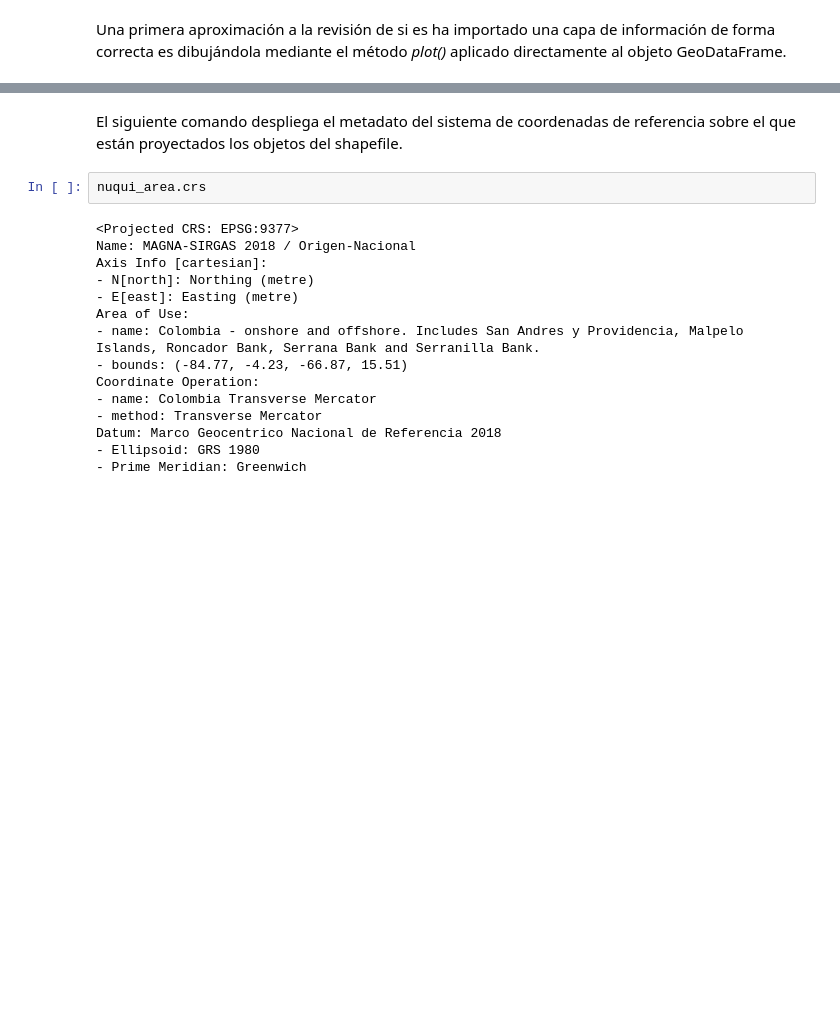
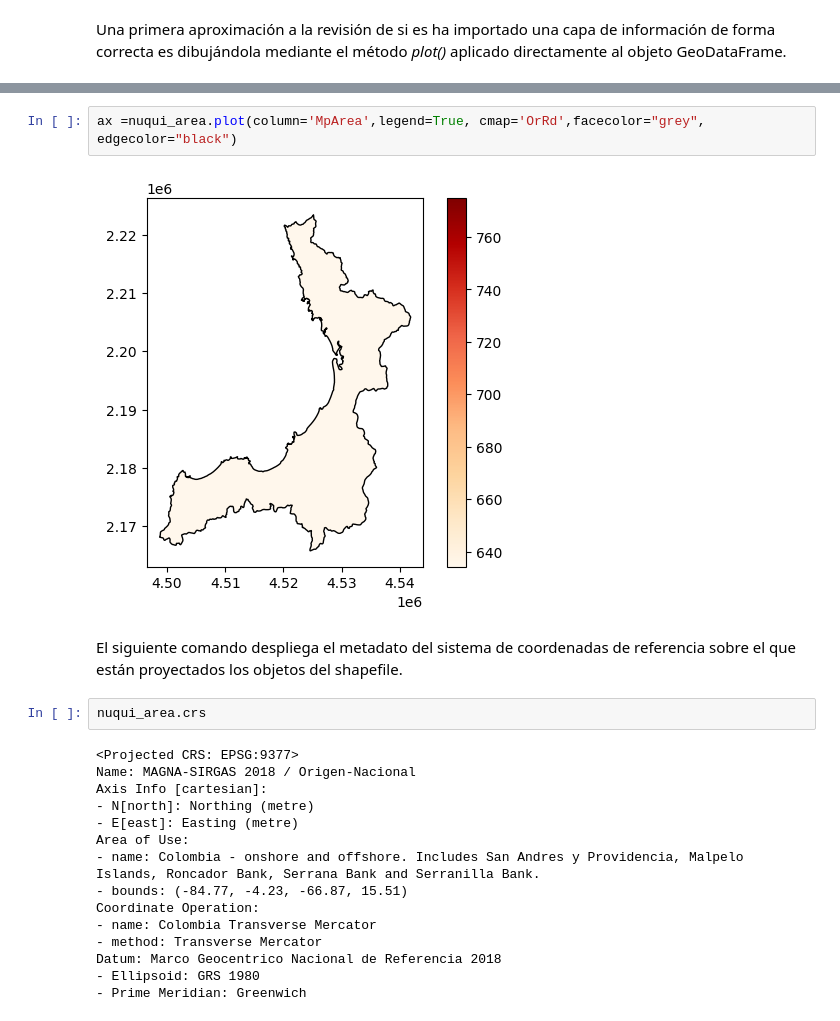
Before and after one commit to tdavila28/curso_IGAC_I_2023, a Jupyter notebook: curso_IGAC_I_2023_Nuquii.ipynb, the cells around one changed output, grey strips where cells are left out. Cells and saved outputs as stored; diff of their text form; blank space fills up the shorter version.

```diff
--- a/curso_IGAC_I_2023_Nuquii.ipynb
+++ b/curso_IGAC_I_2023_Nuquii.ipynb
@@ -74,3 +113,7 @@ ax = nuqui_area.plot()
+# %%
+ax =nuqui_area.plot(column='MpArea',legend=True, cmap='OrRd',facecolor="grey", edgecolor="black")
+# %% [output]
+[figure, added]
 # %% [markdown]
 El siguiente comando despliega el metadato del sistema de coordenadas de referencia sobre el que están proyectados los objetos del shapefile.
 # %%
```
Also changed, not shown: parts of 85 cells of this notebook.
